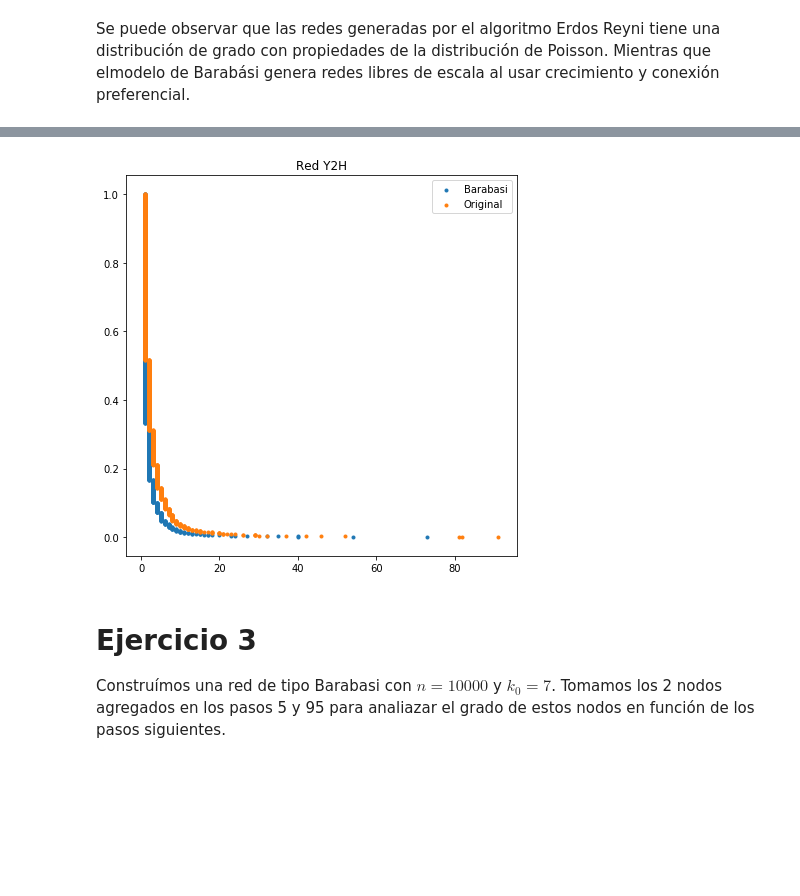
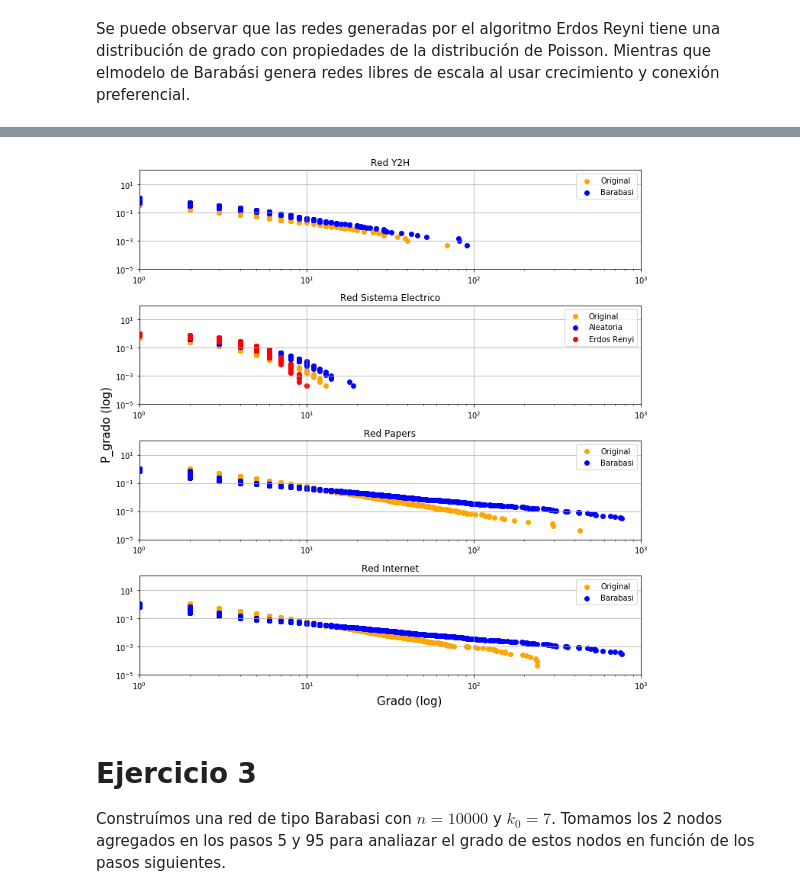
Before and after one commit to LunaKadysz/Redes, a Jupyter notebook: TPC_02/TPC_02_caro.ipynb, the cells around one changed output, grey strips where cells are left out. Saved outputs shown, nothing was run; the diff lists cells and outputs as text; code cells hidden in the pictures; blank space fills up the shorter version.

```diff
--- a/TPC_02/TPC_02_caro.ipynb
+++ b/TPC_02/TPC_02_caro.ipynb
@@ -473,20 +477,30 @@ plt.tight_layout()
-# %%
-red = "Y2H"
-plt.figure(figsize = (7,7))
-x0,y0 = cumulative_binning(Grafo_dict[red]['Barabasi']["Lista grados"])
-x1, y1 = cumulative_binning(Grafo_dict[red]["Erdos Renyi"]["Lista grados"])
-x2, y2 = cumulative_binning(Grafo_dict[red]['Aleatoria']["Lista grados"])
-x3, y3 = cumulative_binning(Grafo_dict[red]["Lista grados"])
-
-plt.scatter(x0,y0, label = "Barabasi", marker = '.')
-#plt.plot(x1, y1)
-#plt.scatter(x2, y2, label = "Aleatoria", marker = '.')
-plt.scatter(x3, y3, label = "Original", marker = '.')
-plt.title(f"Red {red}")
-plt.legend()
-plt.show()
-# %% [output]
-[figure, removed]
+# %%
+best_fit = [("Y2H", "Barabasi"), ("Sistema Electrico", "Aleatoria", "Erdos Renyi"), ("Papers", "Barabasi"), ("Internet", "Barabasi")]
+fig, axes = plt.subplots(nrows = 4,ncols = 1, figsize = (10, 10))
+
+for i,red in enumerate(best_fit):
+    x0,y0 = cumulative_binning(Grafo_dict[red[0]][red[1]]["Lista grados"])
+    x1, y1 = cumulative_binning(Grafo_dict[red[0]]["Lista grados"])
+    axes[i].scatter(x0, y0, c = "orange", label = "Original")
+    axes[i].scatter(x1, y1, c = "blue", label = red[1])
+    if len(red) == 3:
+        x2,y2 = cumulative_binning(Grafo_dict[red[0]][red[2]]["Lista grados"])
+        axes[i].scatter(x2, y2, c = "red", label = red[2])
+
+    axes[i].set_yscale("log")
+    axes[i].set_xscale("log")
+    axes[i].set_xlim(10**0,10**3)
+    axes[i].set_ylim(10**-5,10**2)
+    axes[i].set_title(f"Red {red[0]}")
+    axes[i].legend()
+    axes[i].grid()
+
+fig.text(0.55, -0.01, 'Grado (log)', ha='center', size = 15)
+fig.text(-0.01, 0.5, 'P_grado (log)', va='center', rotation='vertical',  size = 15)
+plt.tight_layout()
+plt.show()
+# %% [output]
+[figure, added]
 # %% [markdown]
 # Ejercicio 3
 Construímos una red de tipo Barabasi con $n = 10000$ y $k_0 = 7$. Tomamos los 2 nodos
```
Also changed, not shown: parts of 10 cells of this notebook.
